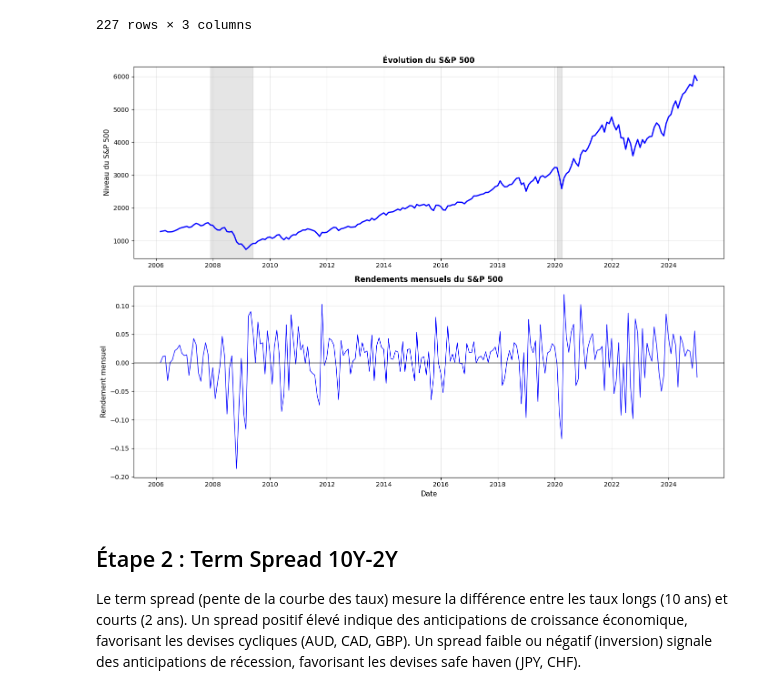
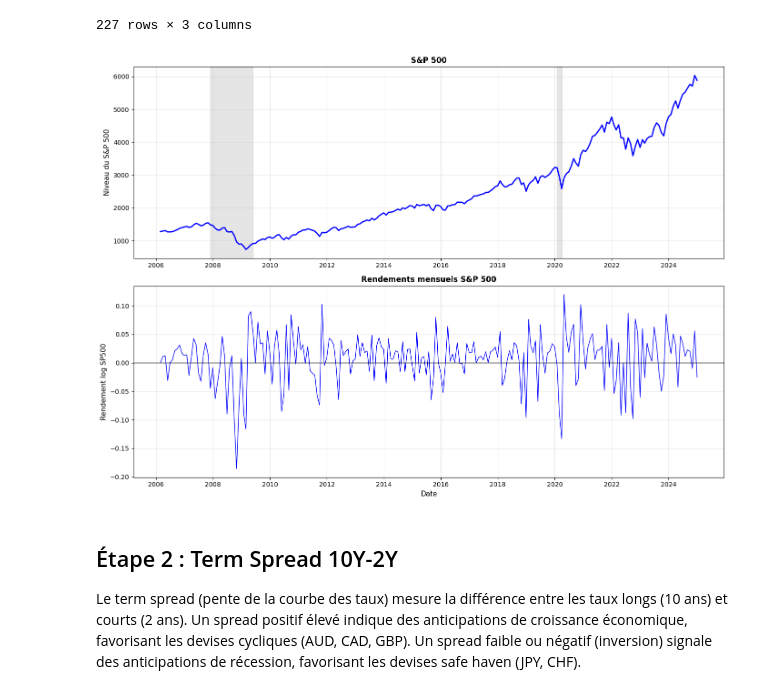
Before and after one commit to Lilas-Bertot/ETUDE-DE-CAS-2, a Jupyter notebook: Étude de cas 2.ipynb, the cells around one changed output. Cells and saved outputs as stored; diff of their text form; code cells hidden in the pictures.

```diff
--- a/Étude de cas 2.ipynb
+++ b/Étude de cas 2.ipynb
@@ -957,29 +946,29 @@ Name: sp500_return, dtype: Float64
 # %%
 # Graphiques S&P 500
 fig, (ax1, ax2) = plt.subplots(2, 1, figsize=(14, 10))
 
 # Évolution niveau du S&P 500
 ax1.plot(sp500_monthly['date'], sp500_monthly['SP500'], linewidth=2, color='blue')
-ax1.set_title('Évolution du S&P 500', fontsize=12, fontweight='bold')
+ax1.set_title('S&P 500', fontsize=12, fontweight='bold')
 ax1.set_ylabel('Niveau du S&P 500', fontsize=11)
 ax1.grid(True, alpha=0.3)
 
 # Zones récessions majeures
 ax1.axvspan(pd.Timestamp('2007-12-01'), pd.Timestamp('2009-06-01'), alpha=0.2, color='grey')
 ax1.axvspan(pd.Timestamp('2020-02-01'), pd.Timestamp('2020-04-01'), alpha=0.2, color='grey')
 
 # Rendements mensuels
 ax2.plot(sp500_monthly['date'], sp500_monthly['sp500_return'], linewidth=1, color='blue')
-ax2.set_title('Rendements mensuels du S&P 500', fontsize=12, fontweight='bold')
+ax2.set_title('Rendements mensuels S&P 500', fontsize=12, fontweight='bold')
 ax2.set_xlabel('Date', fontsize=11)
-ax2.set_ylabel('Rendement mensuel', fontsize=11)
+ax2.set_ylabel('Rendement log SP500', fontsize=11)
 ax2.grid(True, alpha=0.3)
 ax2.axhline(y=0, color='black', linestyle='-', alpha=0.5)
 
 plt.tight_layout()
 plt.show()
 # %% [output]
-[figure, old version]
+[figure, new version]
 # %% [markdown]
 ## Étape 2 : Term Spread 10Y-2Y
 
```
Also changed, not shown: parts of 17 cells of this notebook.
